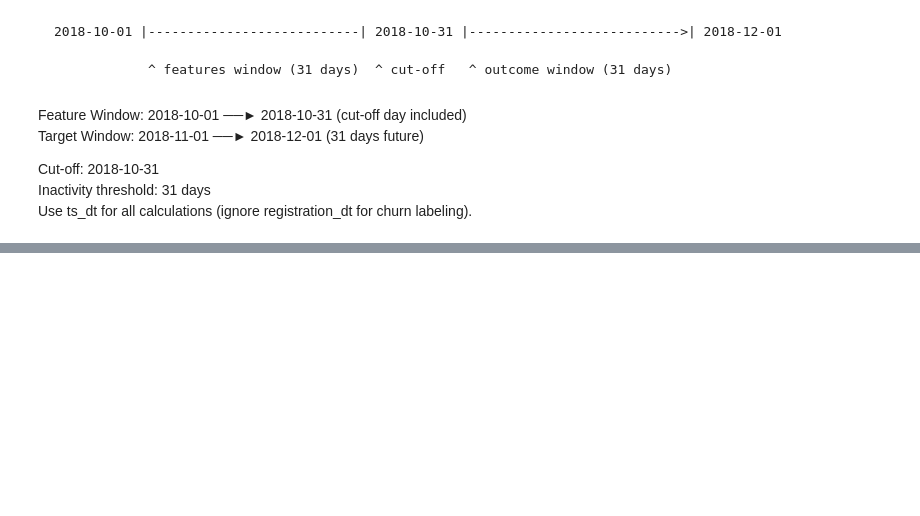
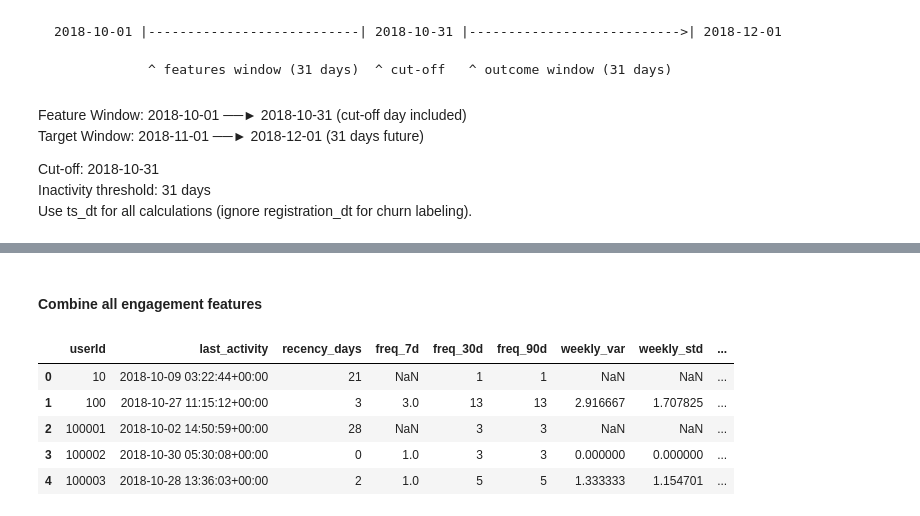
Before and after one commit to ReemNawaf/customer_churn, a Jupyter notebook: notebooks/experiements.ipynb, the cells around one changed output, grey strips where cells are left out. Saved outputs shown, nothing was run; the diff lists cells and outputs as text; code cells hidden in the pictures; blank space fills up the shorter version.

```diff
--- a/notebooks/experiements.ipynb
+++ b/notebooks/experiements.ipynb
@@ -48,0 +65,2 @@ Use ts_dt for all calculations (ignore registration_dt for churn labeling).
+# %%
+CUTT_OFF_DATE = "2018-10-31"
@@ -48,0 +376,19 @@ Use ts_dt for all calculations (ignore registration_dt for churn labeling).
+# %% [markdown]
+#### Combine all engagement features
+# %%
+eng_features = (
+    recency
+    .set_index("userId")
+    .join([freq_7d, freq_30d, freq_90d,
+           consistency, trend, session_features, diversity])
+    .reset_index()
+)
+
+eng_features.head()
+# %% [output]
+|  | userId | last_activity | recency_days | freq_7d | freq_30d | freq_90d | weekly_var | weekly_std | ... |
+| 0 | 10 | 2018-10-09 03:22:44+00:00 | 21 | NaN | 1 | 1 | NaN | NaN | ... |
+| 1 | 100 | 2018-10-27 11:15:12+00:00 | 3 | 3.0 | 13 | 13 | 2.916667 | 1.707825 | ... |
+| 2 | 100001 | 2018-10-02 14:50:59+00:00 | 28 | NaN | 3 | 3 | NaN | NaN | ... |
+| 3 | 100002 | 2018-10-30 05:30:08+00:00 | 0 | 1.0 | 3 | 3 | 0.000000 | 0.000000 | ... |
+| 4 | 100003 | 2018-10-28 13:36:03+00:00 | 2 | 1.0 | 5 | 5 | 1.333333 | 1.154701 | ... |
```
Also changed, not shown: parts of 32 cells of this notebook.
